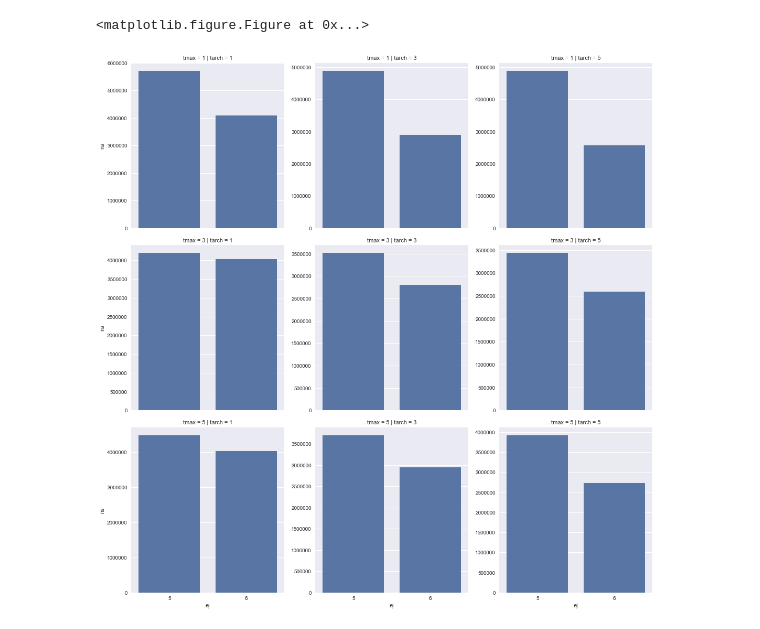
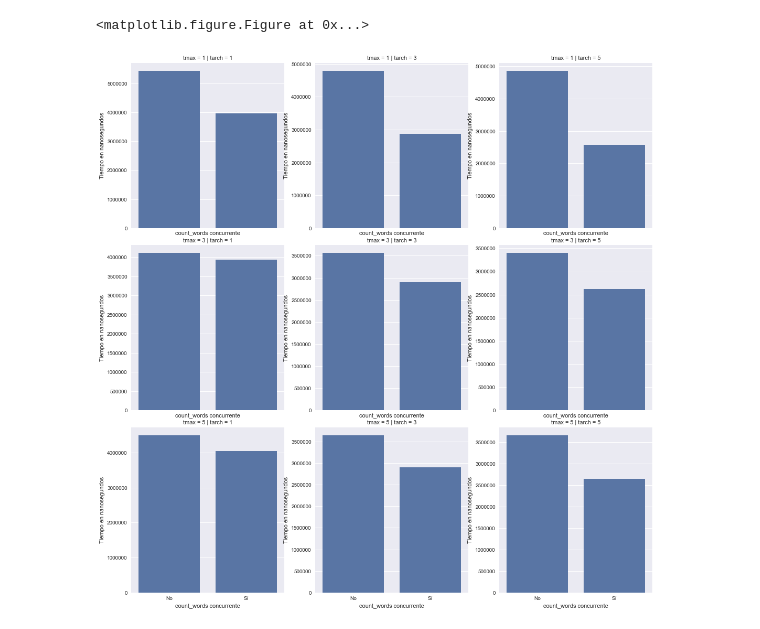
Before and after one commit to ZebaSz/so-tp1, a Jupyter notebook: informe/data/SO-TP1.ipynb, the cells around one changed output. Cells and saved outputs as stored; diff of their text form; code cells hidden in the pictures.

Commit message:
Limpiar tests tiempo

```diff
--- a/informe/data/SO-TP1.ipynb
+++ b/informe/data/SO-TP1.ipynb
@@ -3,20 +3,22 @@ import pandas as pd
 import seaborn as sns
 import matplotlib.pyplot as plt
 # %%
-ej = 'ej'
+ej = 'count_words concurrente'
 tarch = 'tarch'
 tmax = 'tmax'
-ns = 'ns'
+ns = 'Tiempo en nanosegundos'
 # %%
 df = pd.read_csv('time-data.csv')
 df = df.groupby([tarch, tmax, ej]).min().reset_index()
+df[ej] = df[ej].map({5: 'No', 6: "Sí"})
 # %%
 plt.clf()
 dfPrueba = df[((df.tarch == 1) | (df.tarch == 3) | (df.tarch == 5))
               & ((df.tmax == 1) | (df.tmax == 3) | (df.tmax == 5))]
 g = sns.FacetGrid(data=dfPrueba, col=tarch, row=tmax, sharey=False, size=5)
+g.set(ylabel='Tiempo en nanosegundos', xlabel ='count_words concurrente')
 g = g.map(sns.barplot, ej, ns)
 plt.show()
 # %% [output]
 <matplotlib.figure.Figure at 0x...>
-[figure, old version]
+[figure, new version]
```
Also changed, not shown: 3 other files.
